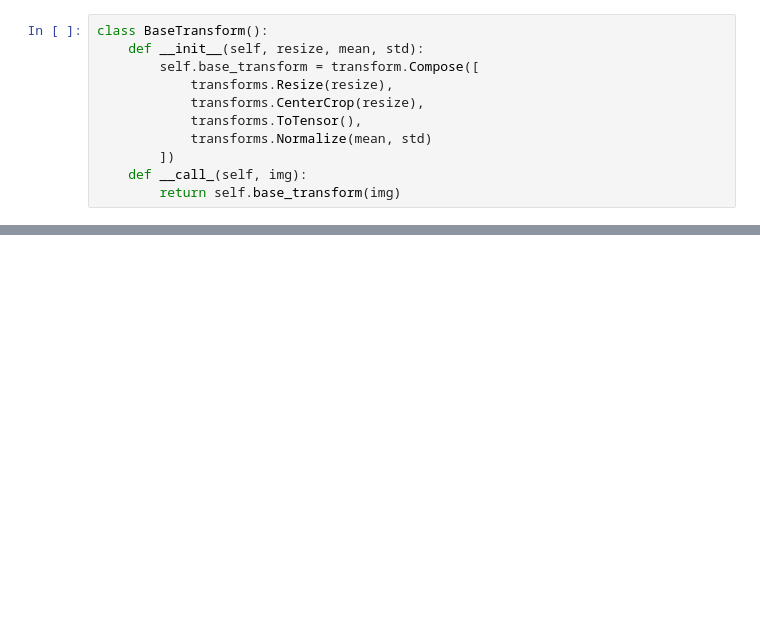
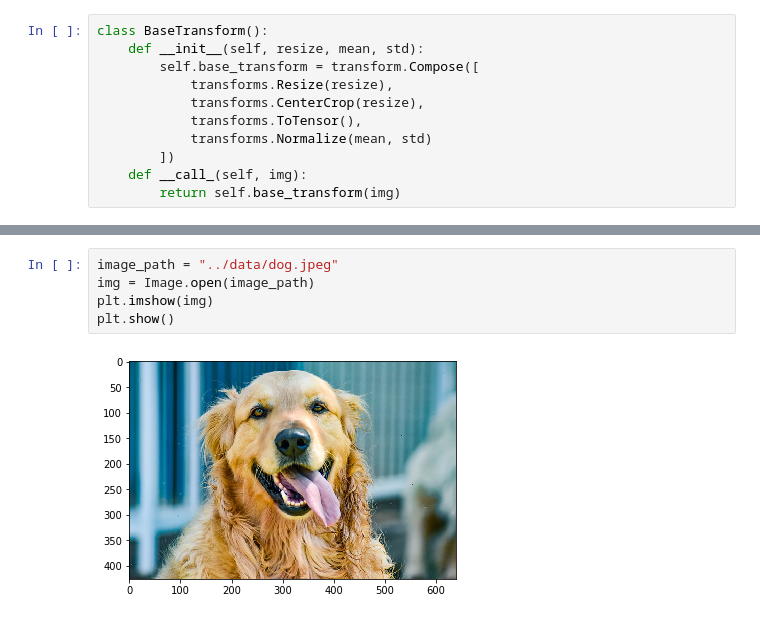
Before and after one commit to KoyanoBunsho/torch_playground, a Jupyter notebook: notebooks/chap1.ipynb, the cells around one changed output, grey strips where cells are left out. Drawn from its saved outputs; the diff is of its cells as text; blank space fills up the shorter version.

```diff
--- a/notebooks/chap1.ipynb
+++ b/notebooks/chap1.ipynb
@@ -184,0 +159,7 @@ class BaseTransform():
+# %%
+image_path = "../data/dog.jpeg"
+img = Image.open(image_path)
+plt.imshow(img)
+plt.show()
+# %% [output]
+[figure, added]
```
Also changed, not shown: parts of 9 cells of this notebook.
